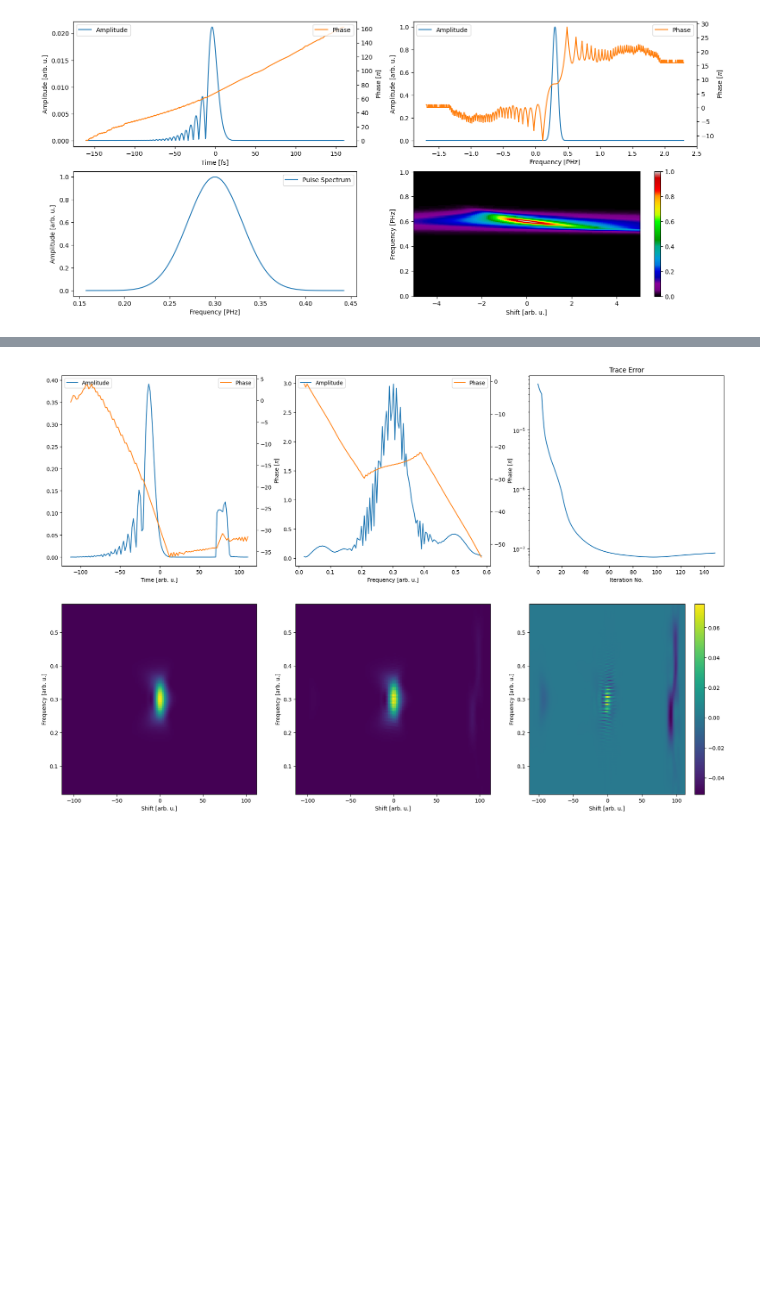
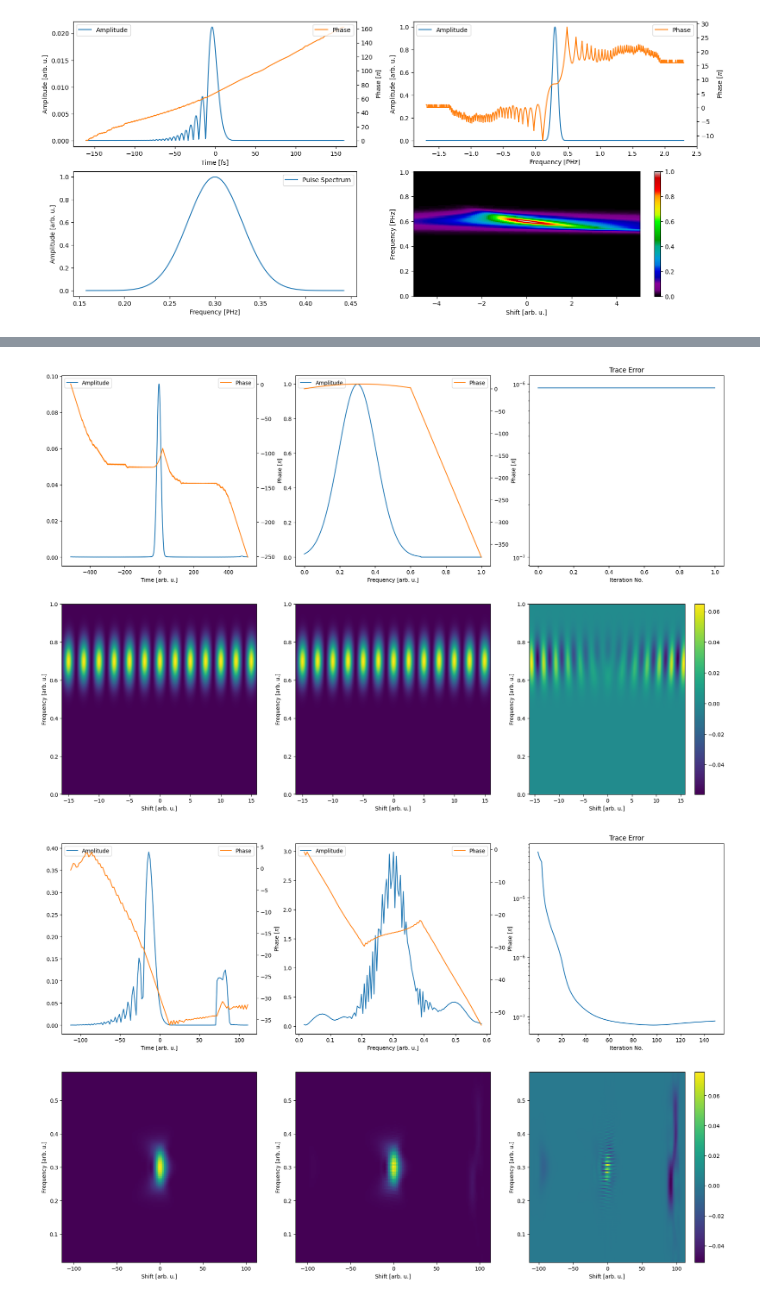
Before and after one commit to matillda123/Pulse-Retrieval-with-JAX, a Jupyter notebook: _usage_example.ipynb, the cells around one changed output, grey strips where cells are left out. Drawn from its saved outputs; the diff is of its cells as text; code cells hidden in the pictures; blank space fills up the shorter version.

```diff
--- a/_usage_example.ipynb
+++ b/_usage_example.ipynb
@@ -77,3 +80,15 @@ time, frequency, trace, spectra=pulse_maker.generate_2dsi_trace_and_spectrum(tim
+# %%
+dr = DirectReconstruction(time, frequency, trace, "shg", True, 0.4, 0.401).use_measured_spectrum(spectra.pulse[0], spectra.pulse[1])
+anc1 = dr.get_anc_pulse(frequency_gate_1, pulse_f_gate_1, anc_no=1)
+anc2 = dr.get_anc_pulse(frequency_gate_2, pulse_f_gate_2, anc_no=2)
+
+population = dr.create_initial_population(1)
+# %%
+final_result = dr.run(population, no_iterations=1)
+# %%
+dr.plot_results(final_result)
+# %% [output]
+[figure, added]
 # %%
 from classic_algorithms_frog import Vanilla, LSGPA, GeneralizedProjection, TimeDomainPtychography, COPRA
 # %%
```
Also changed, not shown: parts of 3 cells of this notebook, 3 other files.
